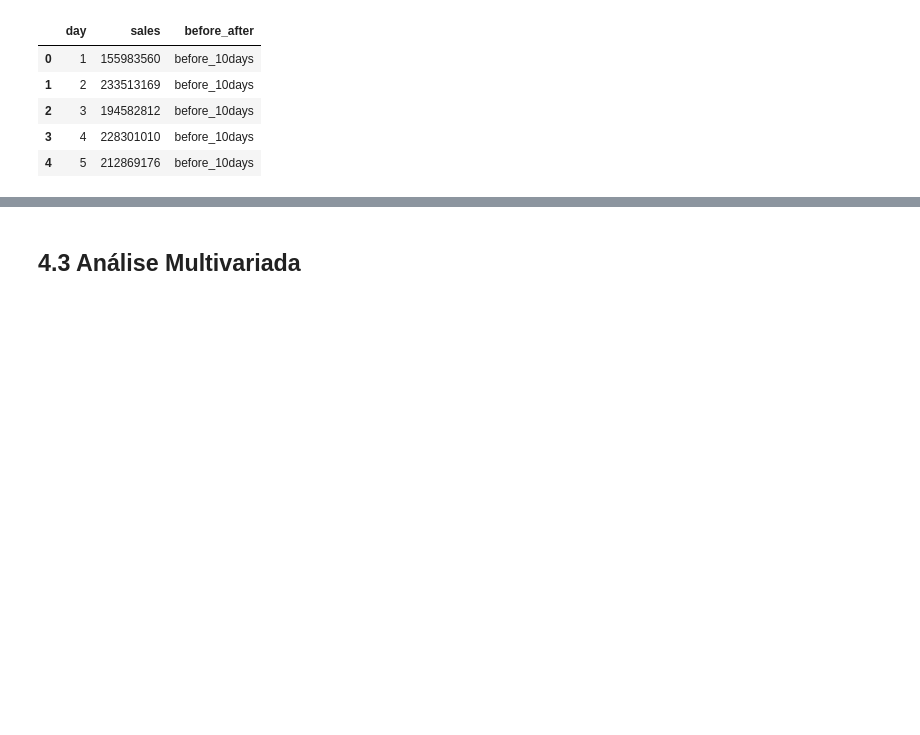
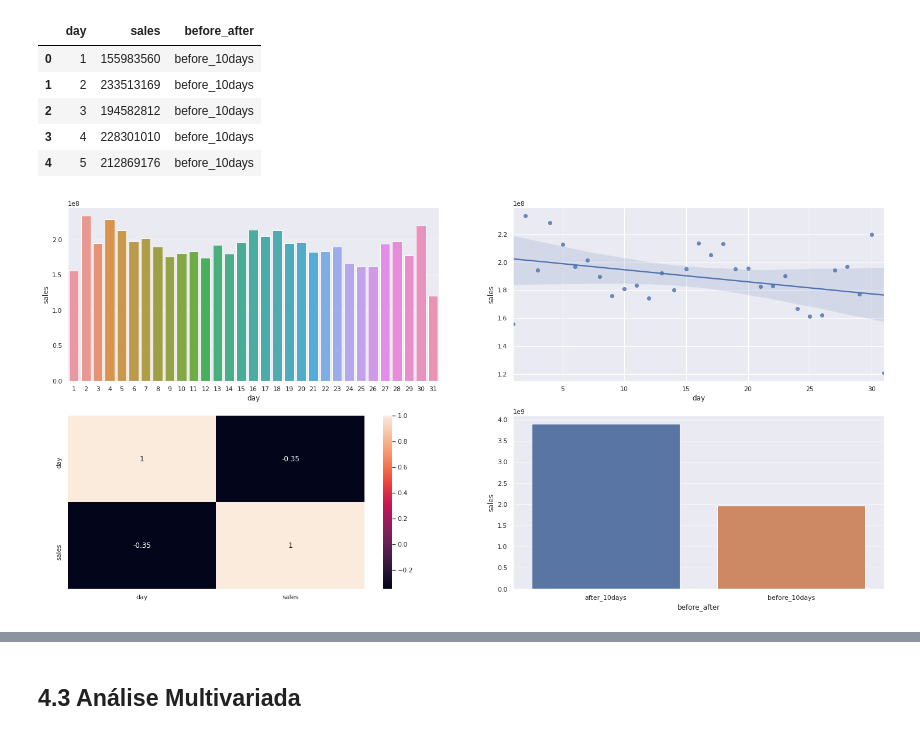
Before and after one commit to soaresvml/dsemproducao, a Jupyter notebook: m04_v01_store_sales_prediction.ipynb, the cells around one changed output, grey strips where cells are left out. Cells and saved outputs as stored; diff of their text form; code cells hidden in the pictures; blank space fills up the shorter version.

```diff
--- a/m04_v01_store_sales_prediction.ipynb
+++ b/m04_v01_store_sales_prediction.ipynb
@@ -342,3 +381,18 @@ aux1.head()
 | 2 | 3 | 194582812 | before_10days |
 | 3 | 4 | 228301010 | before_10days |
 | 4 | 5 | 212869176 | before_10days |
+# %%
+plt.subplot(2,2,1)
+sns.barplot(x='day',y='sales',data=aux1);
+
+plt.subplot(2,2,2)
+sns.regplot(x='day',y='sales',data=aux1);
+
+plt.subplot(2,2,3)
+sns.heatmap(aux1.corr(method='pearson'),annot=True);
+
+plt.subplot(2,2,4)
+aux2=aux1[['before_after','sales']].groupby('before_after').sum().reset_index()
+sns.barplot(x='before_after',y='sales',data=aux2);
+# %% [output]
+[figure, added]
```
Also changed, not shown: parts of 42 cells of this notebook, 9 other files.
